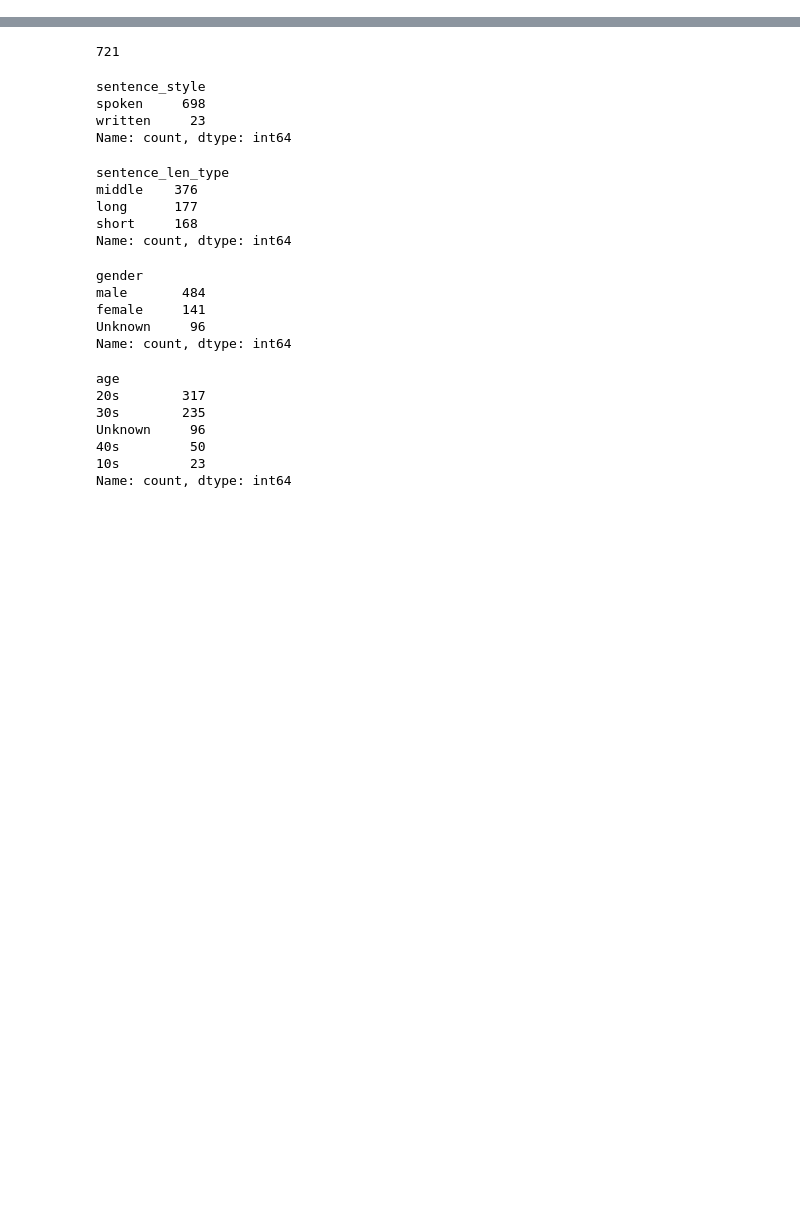
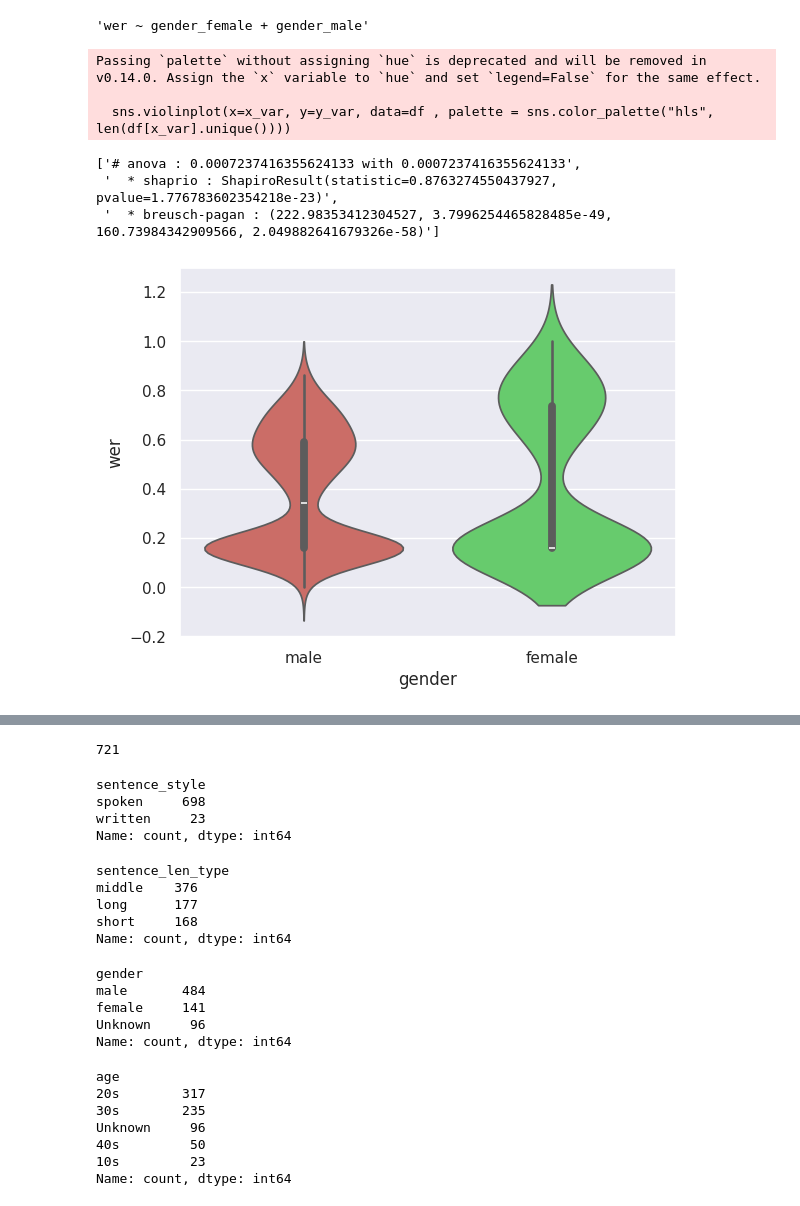
Before and after one commit to rby011/streamlit_study, a Jupyter notebook: testing.ipynb, the cells around one changed output, grey strips where cells are left out. Drawn from its saved outputs; the diff is of its cells as text; code cells hidden in the pictures; blank space fills up the shorter version.

Commit message:
anayzer for visualization and statistic analysis

```diff
--- a/testing.ipynb
+++ b/testing.ipynb
@@ -29,0 +158,54 @@
+# %%
+file_path = 'testresults/testresult - 1.csv'
+df = prepocess_for_vanlysis(file_path)
+df.columns
+x_var = 'gender'
+y_var = 'wer'
+
+
+df.columns
+
+f'{y_var} ~ ' + ' + '.join(df.filter(regex=f'^{x_var}_').columns)
+# %% [output]
+'wer ~ gender_female + gender_male'
+# %%
+#
+# 범주형 변수들에 대한 시각화 및 검정
+#
+from statsmodels.formula.api import ols
+from statsmodels.stats.anova import anova_lm
+import seaborn as sns
+
+x_var = 'gender'
+y_var = 'wer'
+df = df
+
+'''
+'''
+def v_analyze_categorics(df:pd.DataFrame , x_var:str, y_var:str) -> Tuple[Any, pd.DataFrame, List[str]]:
+    ret = []
+
+    # display statistical analysis result
+    # 1) average for each category
+    avg_df = pd.DataFrame(df.groupby(by=x_var)[y_var].mean())
+
+    # 2) analysis of variance
+    # fit regression model
+    formula = f'{y_var} ~ ' + ' + '.join(df.filter(regex=f'^{x_var}_').columns)
+    model = ols(formula, data = df).fit()
+    # one way anova and extract p-value from the result
+    p_val = anova_lm(model).iloc[0,-1]
+
+    ret.append(f'# anova : {p_val} with {p_val}')
+    ret.append(f"  * shaprio : {shapiro(model.resid)}")
+    ret.append(f"  * breusch-pagan : {het_breuschpagan(model.resid, model.model.exog)}")
+
+    return sns.violinplot(x=x_var, y=y_var, data=df , palette = sns.color_palette("hls", len(df[x_var].unique()))), avg_df, ret
+# %% [output]
+Passing `palette` without assigning `hue` is deprecated and will be removed in v0.14.0. Assign the `x` variable to `hue` and set `legend=False` for the same effect.
+
+  sns.violinplot(x=x_var, y=y_var, data=df , palette = sns.color_palette("hls", len(df[x_var].unique())))
+['# anova : 0.0007237416355624133 with 0.0007237416355624133',
+ '  * shaprio : ShapiroResult(statistic=0.8763274550437927, pvalue=1.776783602354218e-23)',
+ '  * breusch-pagan : (222.98353412304527, 3.7996254465828485e-49, 160.73984342909566, 2.049882641679326e-58)']
+[figure, added]
```
Also changed, not shown: parts of 7 cells of this notebook, 6 other files.
